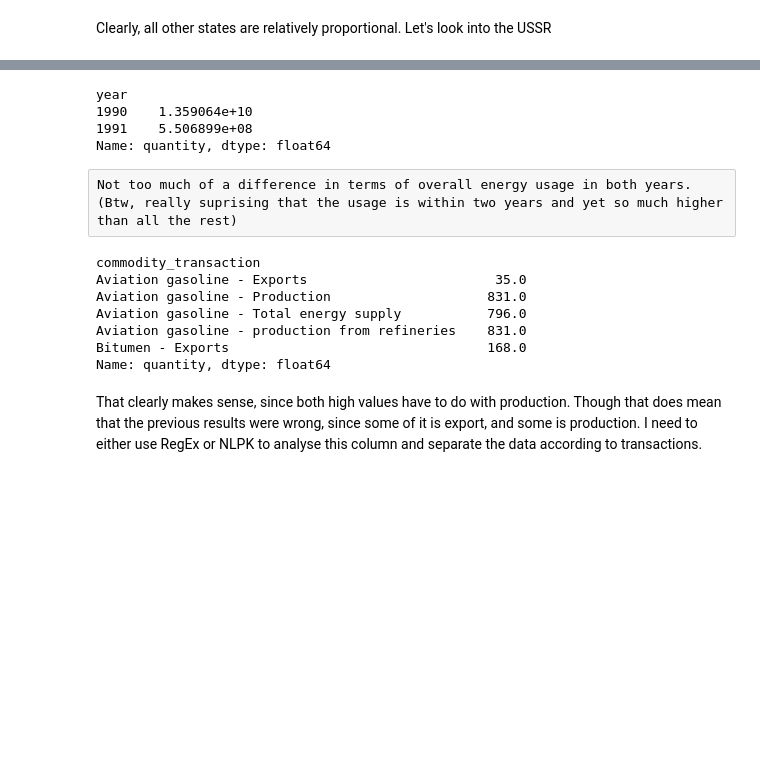
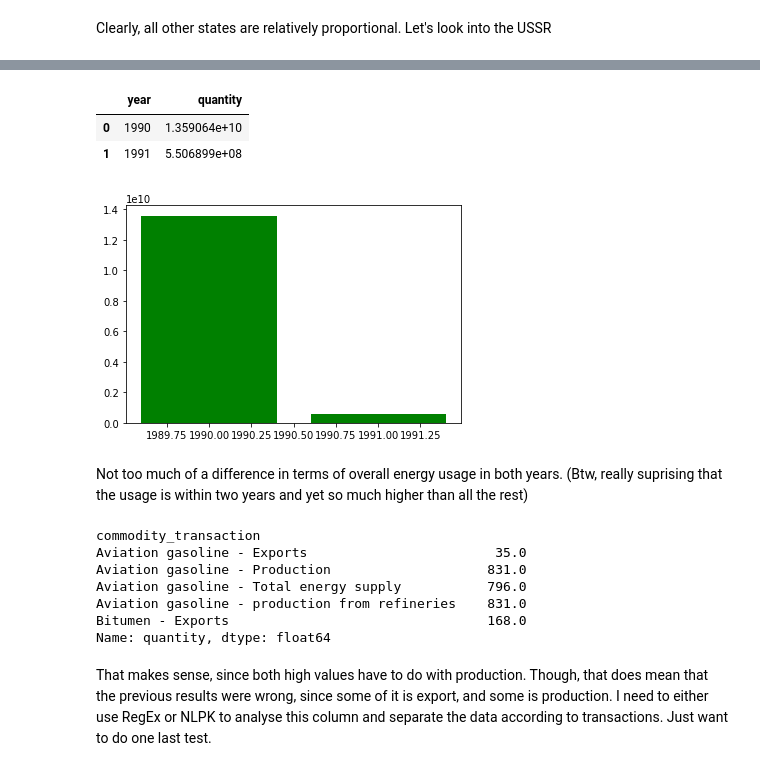
Before and after one commit to SadiaRana/energy, a Jupyter notebook: EnergyAna.ipynb, the cells around one changed output, grey strips where cells are left out. Saved outputs shown, nothing was run; the diff lists cells and outputs as text; code cells hidden in the pictures; blank space fills up the shorter version.

```diff
--- a/EnergyAna.ipynb
+++ b/EnergyAna.ipynb
@@ -86,7 +80,7 @@ Clearly, all other states are relatively proportional. Let's look into the USSR
 # %%
 df_USSR = df[df['country_or_area'] == 'USSR (former)']
 df_USSR.head()
-df_USSRyear = df_USSR.groupby(['year'])['quantity'].sum()
+df_USSRyear = df_USSR.groupby(['year'],as_index=False)['quantity'].sum()
 
 df_USSR.head()
 # %% [output]
@@ -96,16 +90,18 @@ df_USSR.head()
 | 23419 | USSR (former) | Aviation gasoline - Production | 1991 | Metric tons, thousand | 380.0 | NaN | aviation_gasoline |
 | 23420 | USSR (former) | Aviation gasoline - Production | 1990 | Metric tons, thousand | 451.0 | NaN | aviation_gasoline |
 | 24182 | USSR (former) | Aviation gasoline - production fr... | 1991 | Metric tons, thousand | 380.0 | NaN | aviation_gasoline |
+# %%
+df_USSRyear.head()
+# %% [output]
+|  | year | quantity |
+| 0 | 1990 | 1.359064e+10 |
+| 1 | 1991 | 5.506899e+08 |
 # %%
-df_USSRyear.head()
-#plt.bar(df_USSRyear, color='green')
-#plt.show()
+plt.bar(df_USSRyear['year'], df_USSRyear['quantity'],color='green')
+plt.show()
 # %% [output]
-year
-1990    1.359064e+10
-1991    5.506899e+08
-Name: quantity, dtype: float64
+[figure, added]
-# %% [raw]
-Not too much of a difference in terms of overall energy usage in both years. (Btw, really suprising that the usage is within two years and yet so much higher than all the rest)
+# %% [markdown]
+Not too much of a difference in terms of overall energy usage in both years. (Btw, really suprising that the usage is within two years and yet so much higher than all the rest)
 # %%
 df_USSRcomm = df_USSR.groupby(['commodity_transaction'])['quantity'].sum()
@@ -120,4 +115,4 @@ Aviation gasoline - production from refineries    831.0
 Bitumen - Exports                                 168.0
 Name: quantity, dtype: float64
 # %% [markdown]
-That clearly makes sense, since both high values have to do with production. Though that does mean that the previous results were wrong, since some of it is export, and some is production. I need to either use RegEx or NLPK to analyse this column and separate the data according to transactions.
+That makes sense, since both high values have to do with production. Though, that does mean that the previous results were wrong, since some of it is export, and some is production. I need to either use RegEx or NLPK to analyse this column and separate the data according to transactions. Just want to do one last test.
```
Also changed, not shown: parts of 14 cells of this notebook.
